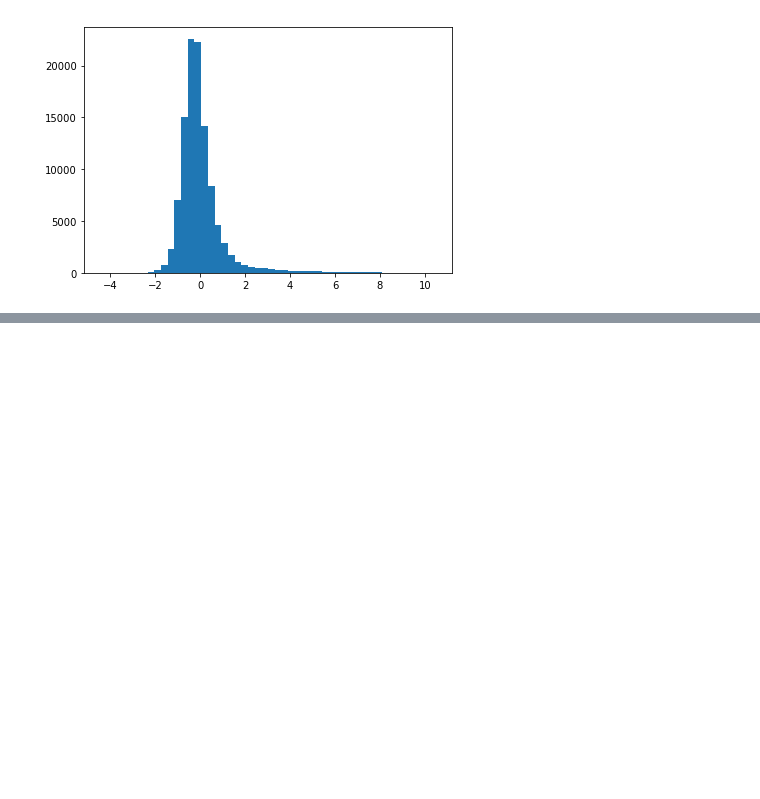
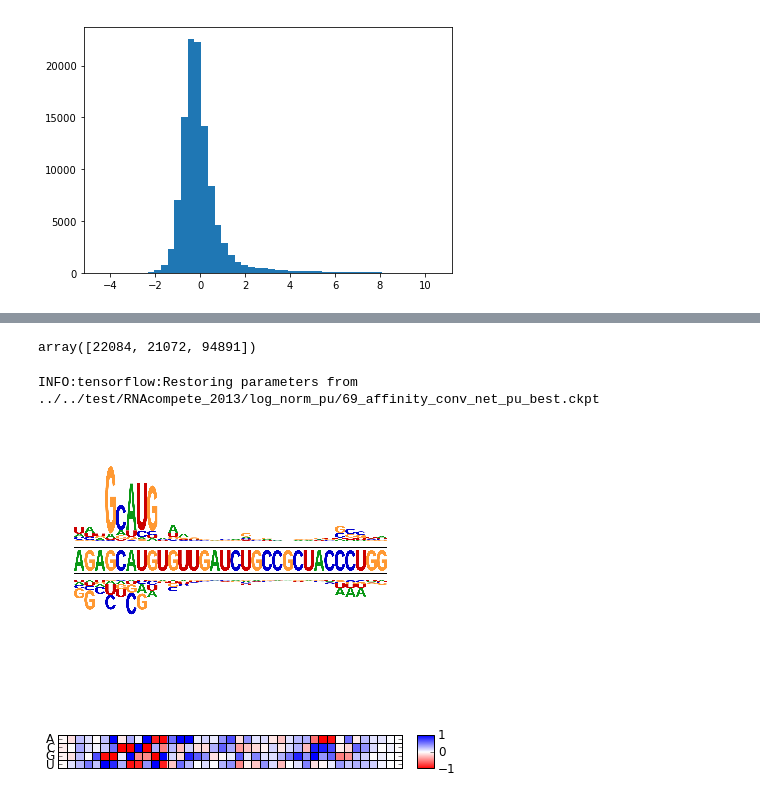
Before and after one commit to p-anand/neuralbinder, a Jupyter notebook: affinity_binder/Example_rnacompete_2013_analysis.ipynb, the cells around one changed output, grey strips where cells are left out. Cells and saved outputs as stored; diff of their text form; code cells hidden in the pictures; blank space fills up the shorter version.

```diff
--- a/affinity_binder/Example_rnacompete_2013_analysis.ipynb
+++ b/affinity_binder/Example_rnacompete_2013_analysis.ipynb
@@ -163,0 +164,49 @@ for i in range(num_plots):
+# %%
+plot_index
+# %% [output]
+array([22084, 21072, 94891])
+# %%
+plot_index = 21072#48173# 36085#22084
+X = np.expand_dims(test['inputs'][plot_index], axis=0)
+# %%
+# parameters for saliency analysis
+params = {'genome_model': genome_model.model,
+          'input_shape': input_shape,
+          'output_shape': output_shape,
+          'model_path': file_path+'_best.ckpt',
+          'optimization': optimization
+         }
+
+# guided backprop saliency
+guided_saliency = saliency.backprop(X, layer='output', class_index=0, params=params)
+
+# plot saliency comparison
+fig = plt.figure()
+#plt = visualize.plot_seq_struct_saliency(np.squeeze(X).T, np.squeeze(guided_saliency).T, nt_width=100, norm_factor=3)
+plt = visualize.plot_seq_neg_saliency(np.squeeze(X).T[:4,:], np.squeeze(guided_saliency).T[:4,:], nt_width=100, norm_factor=3, alphabet='rna')
+
+
+plt.figure()
+W = np.squeeze(guided_saliency).T[:4,:]
+im = plt.imshow(W, interpolation='none', cmap='bwr_r', norm=norm)
+ax = plt.gca()
+norm = matplotlib.colors.Normalize(vmin=-1, vmax=1)
+ax.set_xticks(np.arange(-.5, W.shape[1], 1.), minor=True);
+ax.set_yticks(np.arange(-.5, W.shape[0], 1.), minor=True);
+ax.grid(which='minor', color='k', linestyle='-', linewidth=1)
+plt.xticks([]);
+plt.yticks([])
+if W.shape[0] == 4:
+    plt.yticks([0, 1, 2, 3], ['A', 'C', 'G', 'U'], fontsize=12)
+else:
+    plt.yticks([0, 1, 2, 3, 4, 5], ['A', 'C', 'G', 'U', 'paired', 'unpaired'], fontsize=12)
+#cbar = plt.colorbar();
+divider = make_axes_locatable(ax)
+cax = divider.append_axes("right", size="5%", pad=0.2)
+cbar = plt.colorbar(im, cax=cax)
+cbar.ax.tick_params(labelsize=12)
+cbar.set_ticks([-1.0, 0., 1.0])
+# %% [output]
+INFO:tensorflow:Restoring parameters from ../../test/RNAcompete_2013/log_norm_pu/69_affinity_conv_net_pu_best.ckpt
+[figure, added]
+[figure, added]
```
Also changed, not shown: parts of 17 cells of this notebook, 20 other files.
